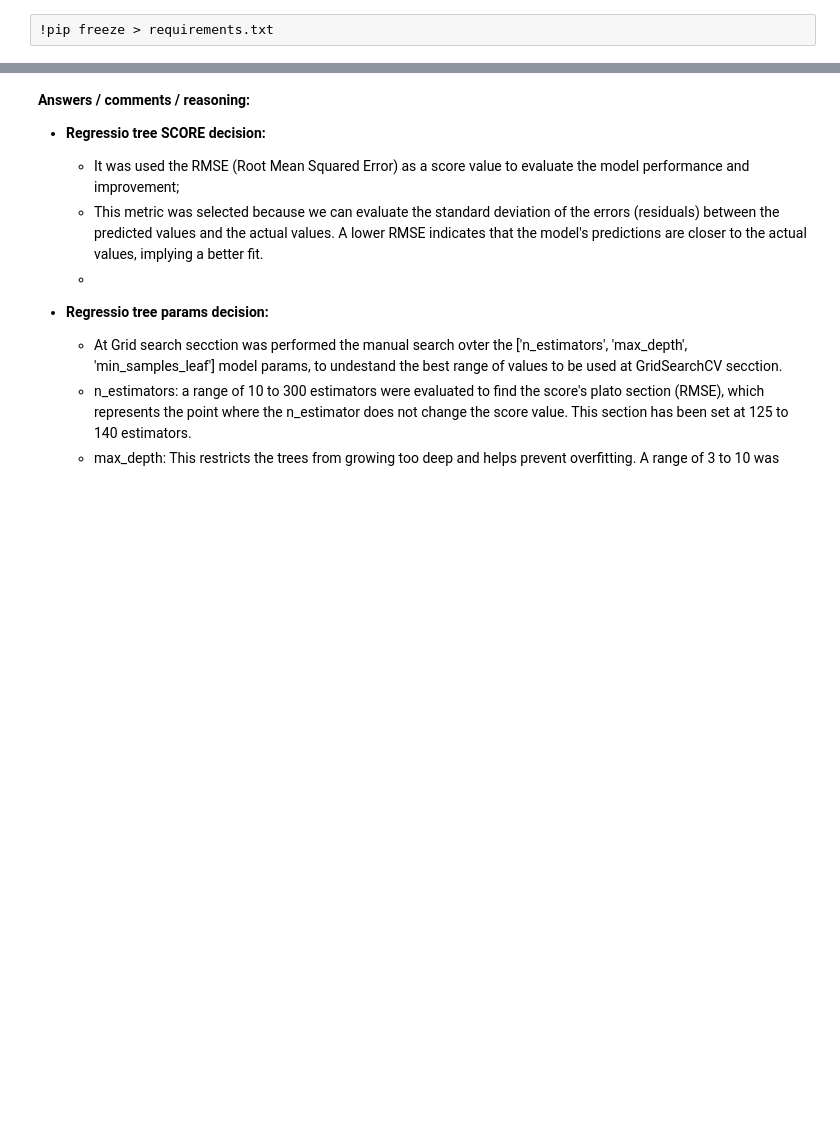
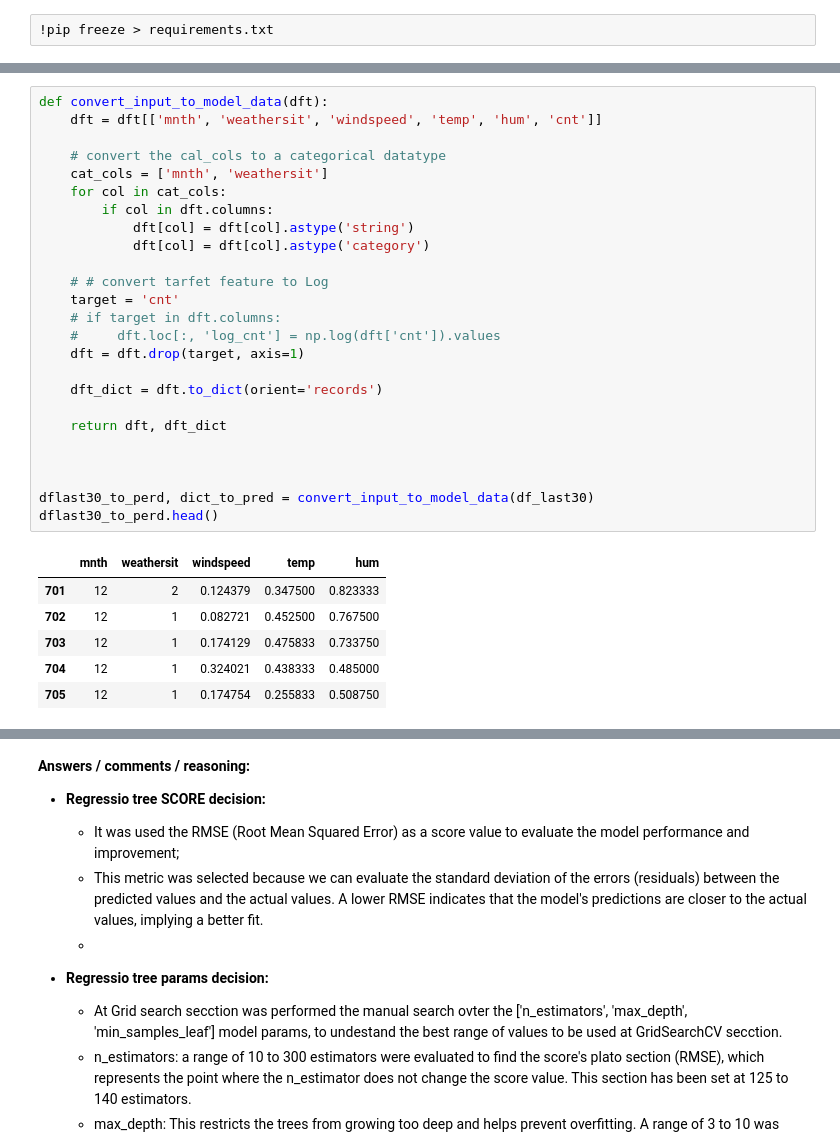
Before and after one commit to Laidson/LPG_SIXT, a Jupyter notebook: Datalab_Task_20220622 (1).ipynb, the cells around one changed output, grey strips where cells are left out. Cells and saved outputs as stored; diff of their text form; blank space fills up the shorter version.

```diff
--- a/Datalab_Task_20220622 (1).ipynb
+++ b/Datalab_Task_20220622 (1).ipynb
@@ -932,0 +944,32 @@ plot_regression_resulst(y_true=y_true_exp, y_pred=y_pred_exp)
+# %%
+def convert_input_to_model_data(dft):
+    dft = dft[['mnth', 'weathersit', 'windspeed', 'temp', 'hum', 'cnt']]
+
+    # convert the cal_cols to a categorical datatype
+    cat_cols = ['mnth', 'weathersit']
+    for col in cat_cols:
+        if col in dft.columns:
+            dft[col] = dft[col].astype('string')
+            dft[col] = dft[col].astype('category')
+
+    # # convert tarfet feature to Log
+    target = 'cnt'
+    # if target in dft.columns:
+    #     dft.loc[:, 'log_cnt'] = np.log(dft['cnt']).values
+    dft = dft.drop(target, axis=1)
+
+    dft_dict = dft.to_dict(orient='records')
+
+    return dft, dft_dict
+
+
+
+dflast30_to_perd, dict_to_pred = convert_input_to_model_data(df_last30)
+dflast30_to_perd.head()
+# %% [output]
+|  | mnth | weathersit | windspeed | temp | hum |
+| 701 | 12 | 2 | 0.124379 | 0.347500 | 0.823333 |
+| 702 | 12 | 1 | 0.082721 | 0.452500 | 0.767500 |
+| 703 | 12 | 1 | 0.174129 | 0.475833 | 0.733750 |
+| 704 | 12 | 1 | 0.324021 | 0.438333 | 0.485000 |
+| 705 | 12 | 1 | 0.174754 | 0.255833 | 0.508750 |
```
Also changed, not shown: parts of 14 cells of this notebook.
